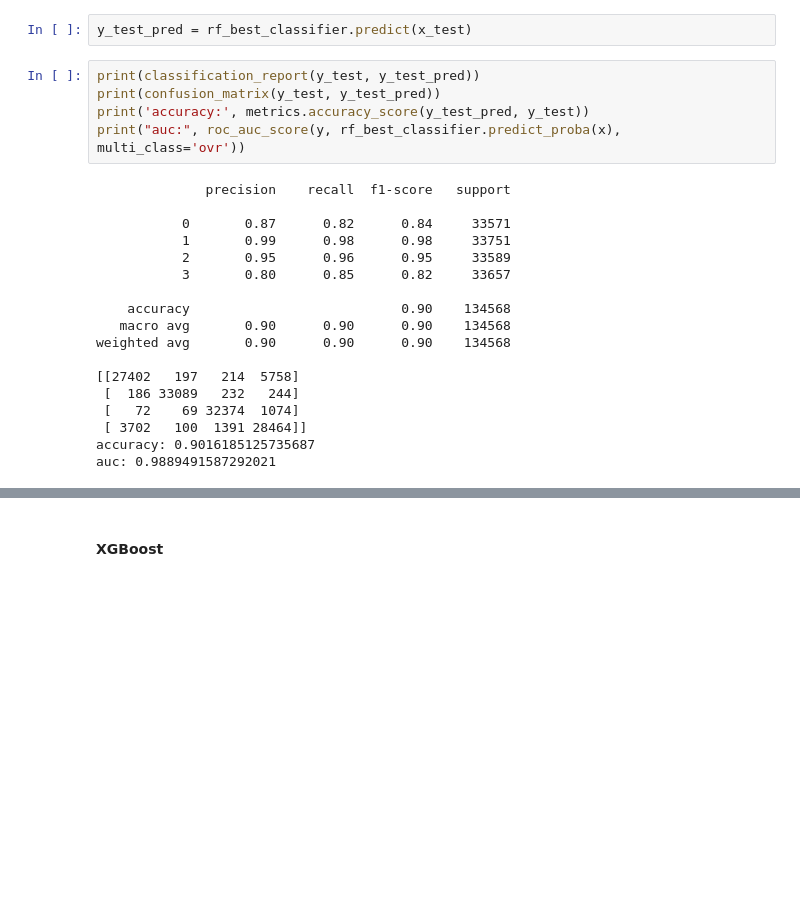
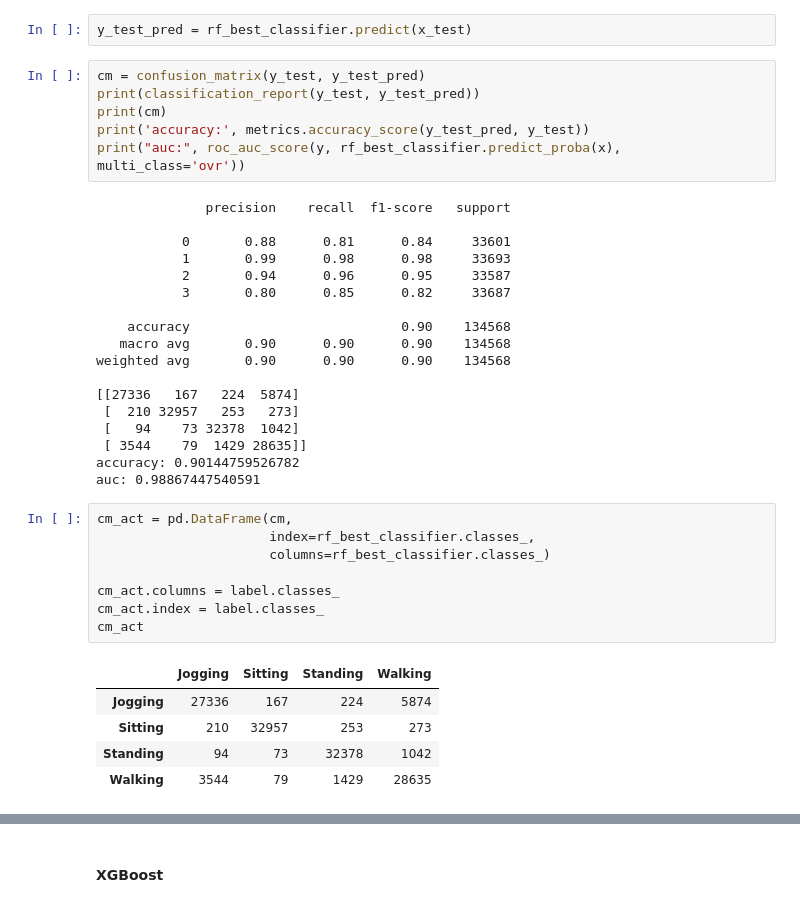
Before and after one commit to DarkNacho/UTAL_MachineLearning2022-2, a Jupyter notebook: proyecto_machine_learning.ipynb, the cells around one changed output, grey strips where cells are left out. Drawn from its saved outputs; the diff is of its cells as text; blank space fills up the shorter version.

```diff
--- a/proyecto_machine_learning.ipynb
+++ b/proyecto_machine_learning.ipynb
@@ -396,25 +396,40 @@ list(scores)
 # %%
 y_test_pred = rf_best_classifier.predict(x_test)
 # %%
+cm = confusion_matrix(y_test, y_test_pred)
 print(classification_report(y_test, y_test_pred))
-print(confusion_matrix(y_test, y_test_pred))
+print(cm)
 print('accuracy:', metrics.accuracy_score(y_test_pred, y_test))
 print("auc:", roc_auc_score(y, rf_best_classifier.predict_proba(x), multi_class='ovr'))
 # %% [output]
               precision    recall  f1-score   support
 
-           0       0.87      0.82      0.84     33571
-           1       0.99      0.98      0.98     33751
-           2       0.95      0.96      0.95     33589
-           3       0.80      0.85      0.82     33657
+           0       0.88      0.81      0.84     33601
+           1       0.99      0.98      0.98     33693
+           2       0.94      0.96      0.95     33587
+           3       0.80      0.85      0.82     33687
 
     accuracy                           0.90    134568
    macro avg       0.90      0.90      0.90    134568
 weighted avg       0.90      0.90      0.90    134568
 
-[[27402   197   214  5758]
- [  186 33089   232   244]
- [   72    69 32374  1074]
- [ 3702   100  1391 28464]]
-accuracy: 0.9016185125735687
-auc: 0.9889491587292021
+[[27336   167   224  5874]
+ [  210 32957   253   273]
+ [   94    73 32378  1042]
+ [ 3544    79  1429 28635]]
+accuracy: 0.90144759526782
+auc: 0.98867447540591
+# %%
+cm_act = pd.DataFrame(cm,
+                      index=rf_best_classifier.classes_,
+                      columns=rf_best_classifier.classes_)
+
+cm_act.columns = label.classes_
+cm_act.index = label.classes_
+cm_act
+# %% [output]
+|  | Jogging | Sitting | Standing | Walking |
+| Jogging | 27336 | 167 | 224 | 5874 |
+| Sitting | 210 | 32957 | 253 | 273 |
+| Standing | 94 | 73 | 32378 | 1042 |
+| Walking | 3544 | 79 | 1429 | 28635 |
```
Also changed, not shown: parts of 9 cells of this notebook.
